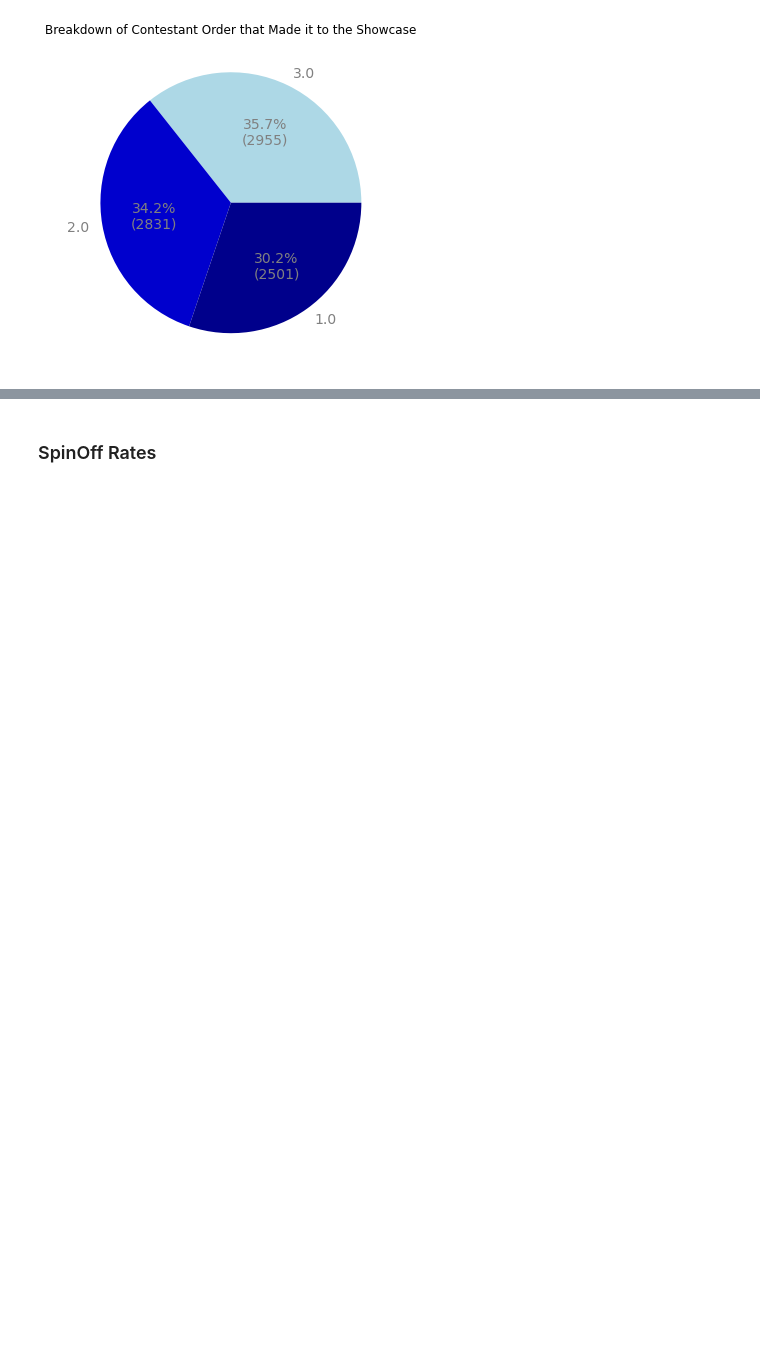
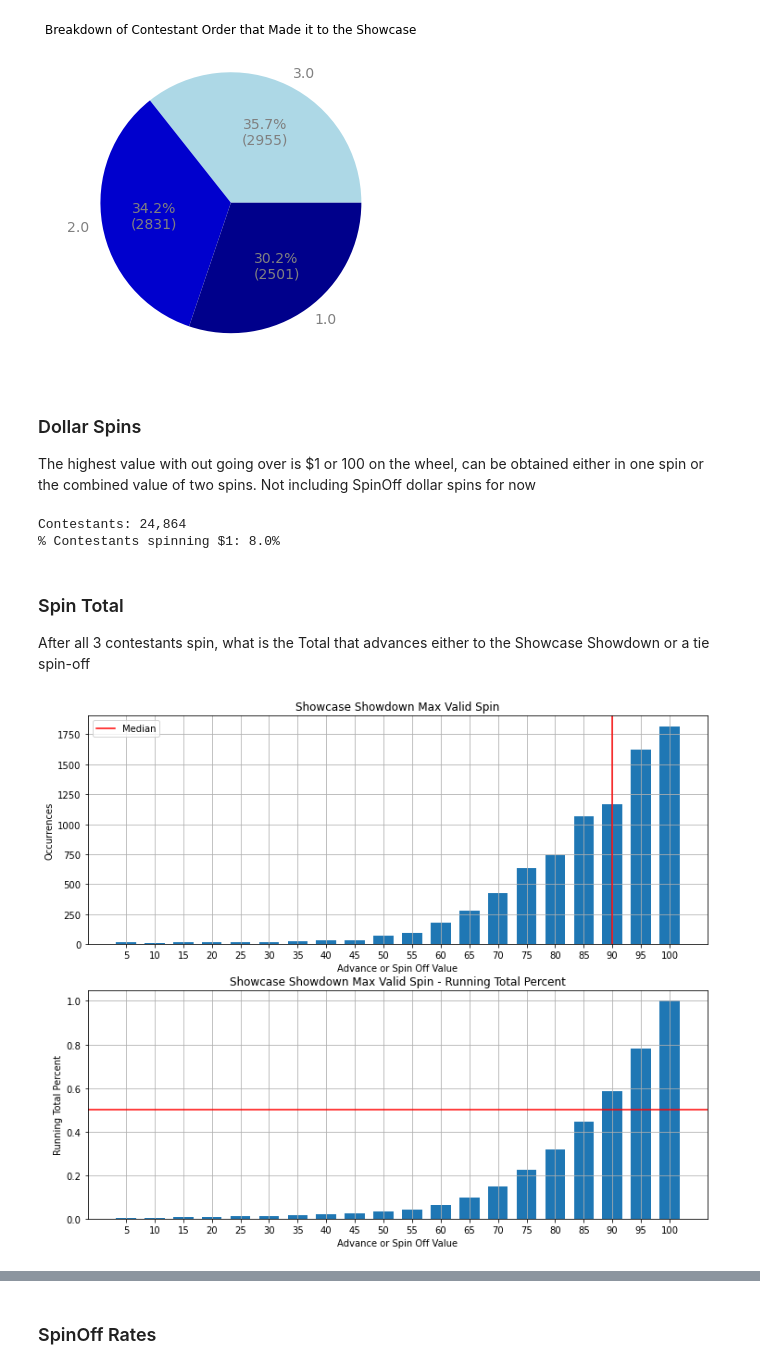
Before and after one commit to zephyr22/zephyr22, a Jupyter notebook: PriceIsRight/GraphResults.ipynb, the cells around one changed output, grey strips where cells are left out. Cells and saved outputs as stored; diff of their text form; code cells hidden in the pictures; blank space fills up the shorter version.

Commit message:
Updates and sharing cleaned data

```diff
--- a/PriceIsRight/GraphResults.ipynb
+++ b/PriceIsRight/GraphResults.ipynb
@@ -24,0 +24,6 @@ sc_df.shape
+# %%
+# This limits to only pages that were successfully parsed and cleaned
+sc_df = df.loc[~df.Total.isna()].copy()
+# The data above but with only 1 row per showdown instead of a row per contestant
+sc1r_df = pd.read_csv(r"OneRowData.csv", parse_dates=['airDate'])
+sc_df.shape, sc1r_df.shape
@@ -101,0 +86,35 @@ wedges, texts, autotexts = plt.pie(winner_order.ContestantOrder, labels=winner_o
+# %% [markdown]
+### Dollar Spins
+The highest value with out going over is $1 or 100 on the wheel, can be obtained either in one spin or the combined value of two spins. Not including SpinOff dollar spins for now
+# %%
+print("Contestants: {0:,.0f}".format(len(sc_df)))
+print("% Contestants spinning $1: {0:.1%}".format(sum(sc_df.Total == 100) / len(sc_df)))
+# %% [output]
+Contestants: 24,864
+% Contestants spinning $1: 8.0%
+# %% [markdown]
+### Spin Total
+After all 3 contestants spin, what is the Total that advances either to the Showcase Showdown or a tie spin-off
+# %%
+plt.figure(figsize=(12, 10))
+plt.subplot(2, 1, 1)
+plt.title("Showcase Showdown Max Valid Spin")
+plt.hist(sc1r_df.EndValMax, bins=range(5, 110, 5), align='left', rwidth=0.7)
+plt.axvline(sc1r_df.EndValMax.quantile(0.5), label='Median', color='red')
+plt.legend()
+plt.xlabel("Advance or Spin Off Value")
+plt.ylabel("Occurrences")
+plt.xticks(range(5, 105, 5))
+plt.grid()
+plt.subplot(2, 1, 2)
+plt.title("Showcase Showdown Max Valid Spin - Running Total Percent")
+plt.hist(sc1r_df.EndValMax, bins=range(5, 110, 5), align='left', rwidth=0.7, cumulative=True, density=True)
+plt.xlabel("Advance or Spin Off Value")
+plt.ylabel("Running Total Percent")
+plt.axhline(0.5, color='red')
+plt.xticks(range(5, 105, 5))
+plt.grid()
+
+plt.show()
+# %% [output]
+[figure, added]
```
Also changed, not shown: parts of 19 cells of this notebook, 3 other files.
